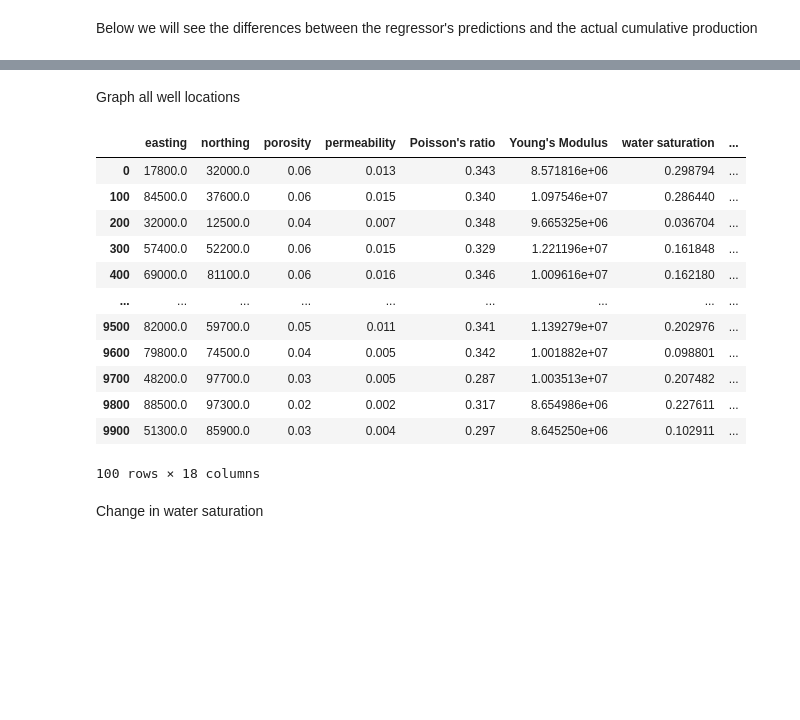
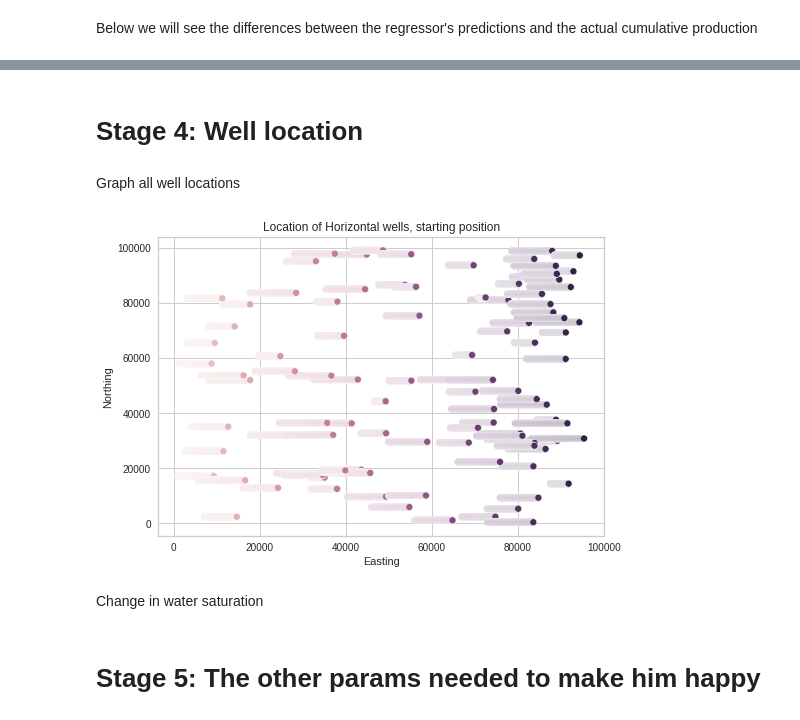
Before and after one commit to fastfists/project, a Jupyter notebook: Tools.ipynb, the cells around one changed output, grey strips where cells are left out. Cells and saved outputs as stored; diff of their text form; code cells hidden in the pictures; blank space fills up the shorter version.

```diff
--- a/Tools.ipynb
+++ b/Tools.ipynb
@@ -316,18 +405,4 @@ array([ 2.93951359e+05,  1.26954722e+06,  4.74094978e+05,  5.15200380e-03,
+# %% [markdown]
+# Stage 4: Well location
 # %% [markdown]
 Graph all well locations
-# %%
-data
-# %% [output]
-|  | easting | northing | porosity | permeability | Poisson's ratio | Young's Modulus | water saturation | ... |
-| 0 | 17800.0 | 32000.0 | 0.06 | 0.013 | 0.343 | 8.571816e+06 | 0.298794 | ... |
-| 100 | 84500.0 | 37600.0 | 0.06 | 0.015 | 0.340 | 1.097546e+07 | 0.286440 | ... |
-| 200 | 32000.0 | 12500.0 | 0.04 | 0.007 | 0.348 | 9.665325e+06 | 0.036704 | ... |
-| 300 | 57400.0 | 52200.0 | 0.06 | 0.015 | 0.329 | 1.221196e+07 | 0.161848 | ... |
-| 400 | 69000.0 | 81100.0 | 0.06 | 0.016 | 0.346 | 1.009616e+07 | 0.162180 | ... |
-| ... | ... | ... | ... | ... | ... | ... | ... | ... |
-| 9500 | 82000.0 | 59700.0 | 0.05 | 0.011 | 0.341 | 1.139279e+07 | 0.202976 | ... |
-| 9600 | 79800.0 | 74500.0 | 0.04 | 0.005 | 0.342 | 1.001882e+07 | 0.098801 | ... |
-| 9700 | 48200.0 | 97700.0 | 0.03 | 0.005 | 0.287 | 1.003513e+07 | 0.207482 | ... |
-| 9800 | 88500.0 | 97300.0 | 0.02 | 0.002 | 0.317 | 8.654986e+06 | 0.227611 | ... |
-| 9900 | 51300.0 | 85900.0 | 0.03 | 0.004 | 0.297 | 8.645250e+06 | 0.102911 | ... |
-100 rows × 18 columns
@@ -336,7 +409,9 @@ big_df.head()
 # %%
-sns.scatterplot(data=big_df, x="easting", y="northing", hue="northing")
+sns.scatterplot(data=big_df, x="easting", y="northing", hue="easting")
 plt.ylabel("Northing")
 plt.xlabel("Easting")
 plt.title("Location of Horizontal wells, starting position")
 plt.legend('', frameon=False) # remove the legend
 plt.show()
+# %% [output]
+[figure, added]
@@ -345,2 +418,4 @@ big_df.groupby(["Name"])
 # %% [markdown]
 Change in water saturation
+# %% [markdown]
+# Stage 5: The other params needed to make him happy
```
Also changed, not shown: parts of 31 cells of this notebook, 1 other file.
